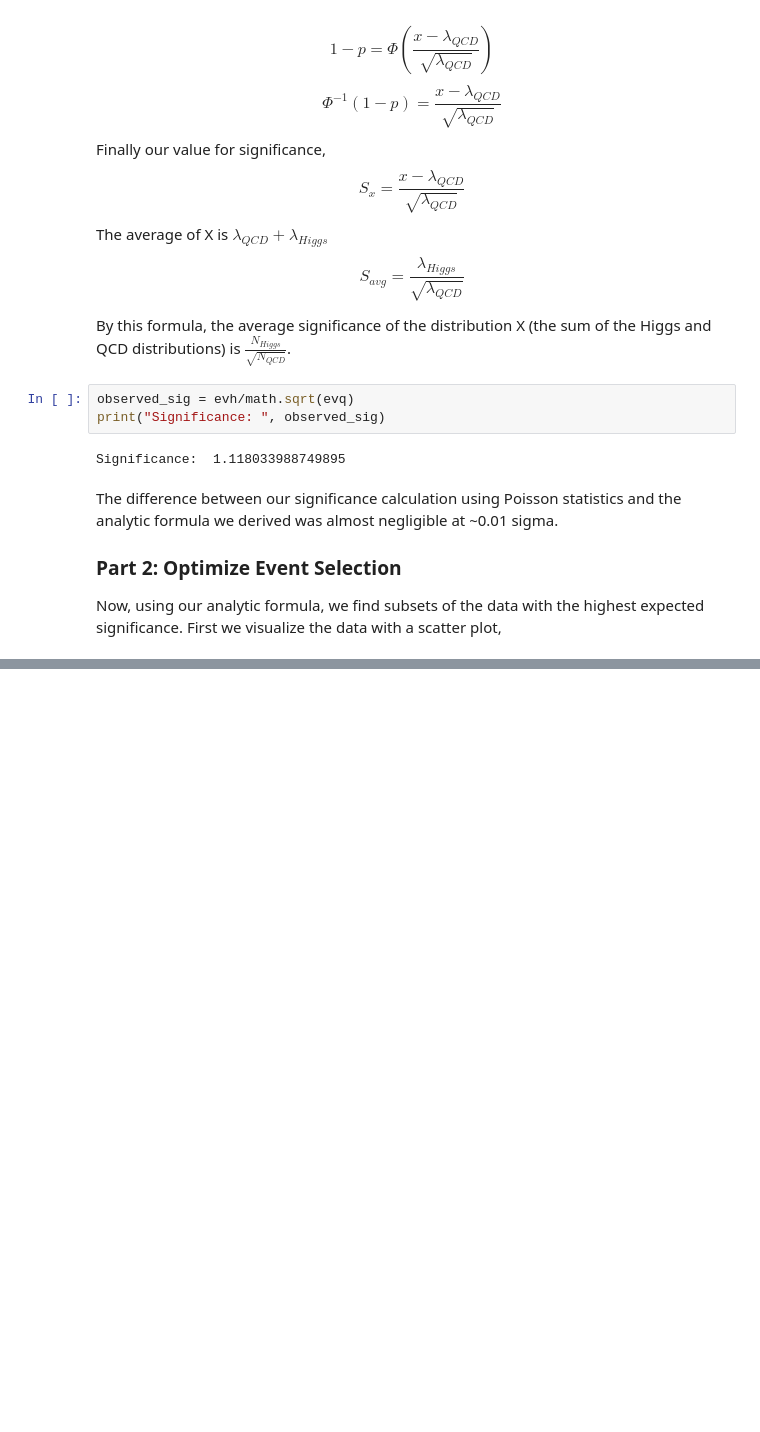
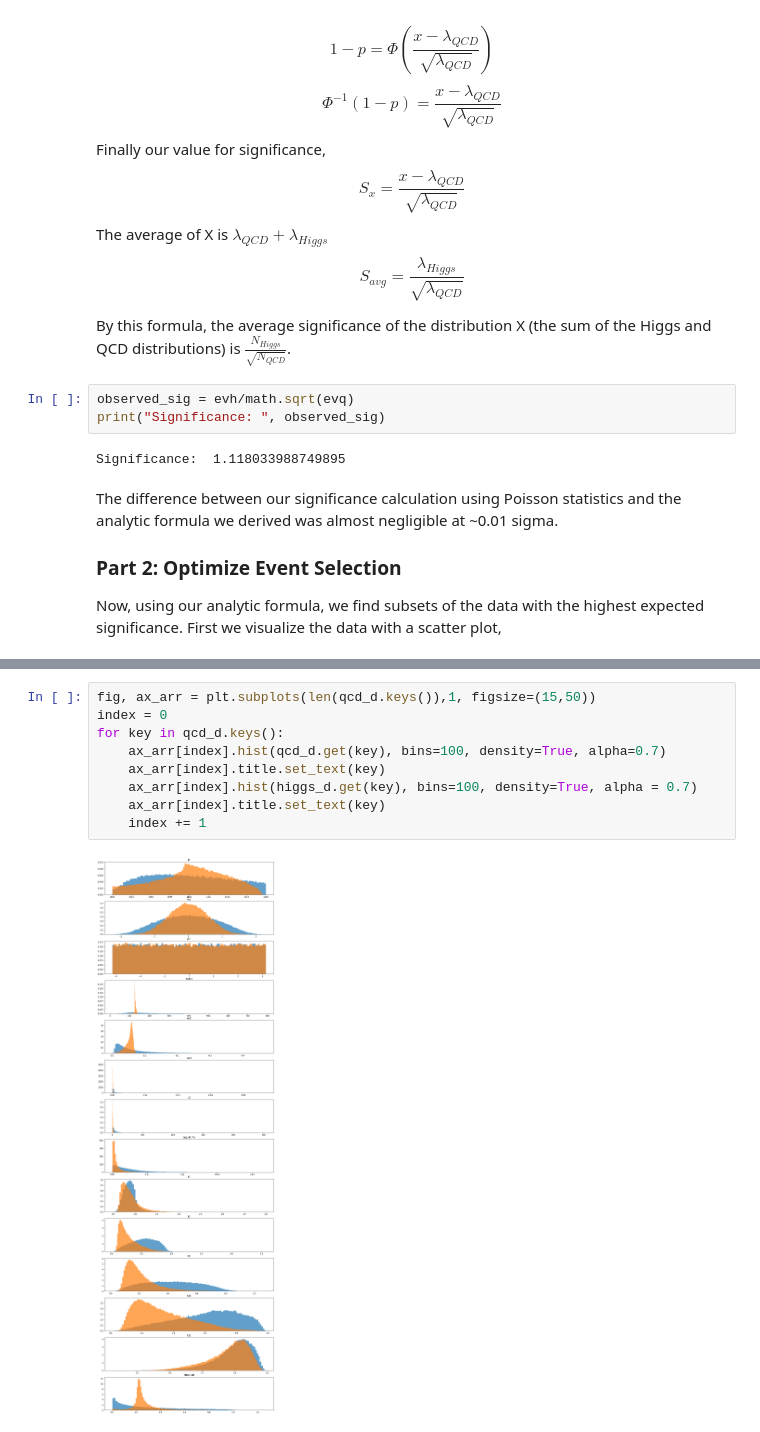
Before and after one commit to chkboris/Physics-434, a Jupyter notebook: Lab-7-ML.ipynb, the cells around one changed output, grey strips where cells are left out. Cells and saved outputs as stored; diff of their text form; blank space fills up the shorter version.

```diff
--- a/Lab-7-ML.ipynb
+++ b/Lab-7-ML.ipynb
@@ -80,0 +141,11 @@ Now, using our analytic formula, we find subsets of the data with the highest ex
+# %%
+fig, ax_arr = plt.subplots(len(qcd_d.keys()),1, figsize=(15,50))
+index = 0
+for key in qcd_d.keys():
+    ax_arr[index].hist(qcd_d.get(key), bins=100, density=True, alpha=0.7)
+    ax_arr[index].title.set_text(key)
+    ax_arr[index].hist(higgs_d.get(key), bins=100, density=True, alpha = 0.7)
+    ax_arr[index].title.set_text(key)
+    index += 1
+# %% [output]
+[figure, added]
```
Also changed, not shown: parts of 55 cells of this notebook.
